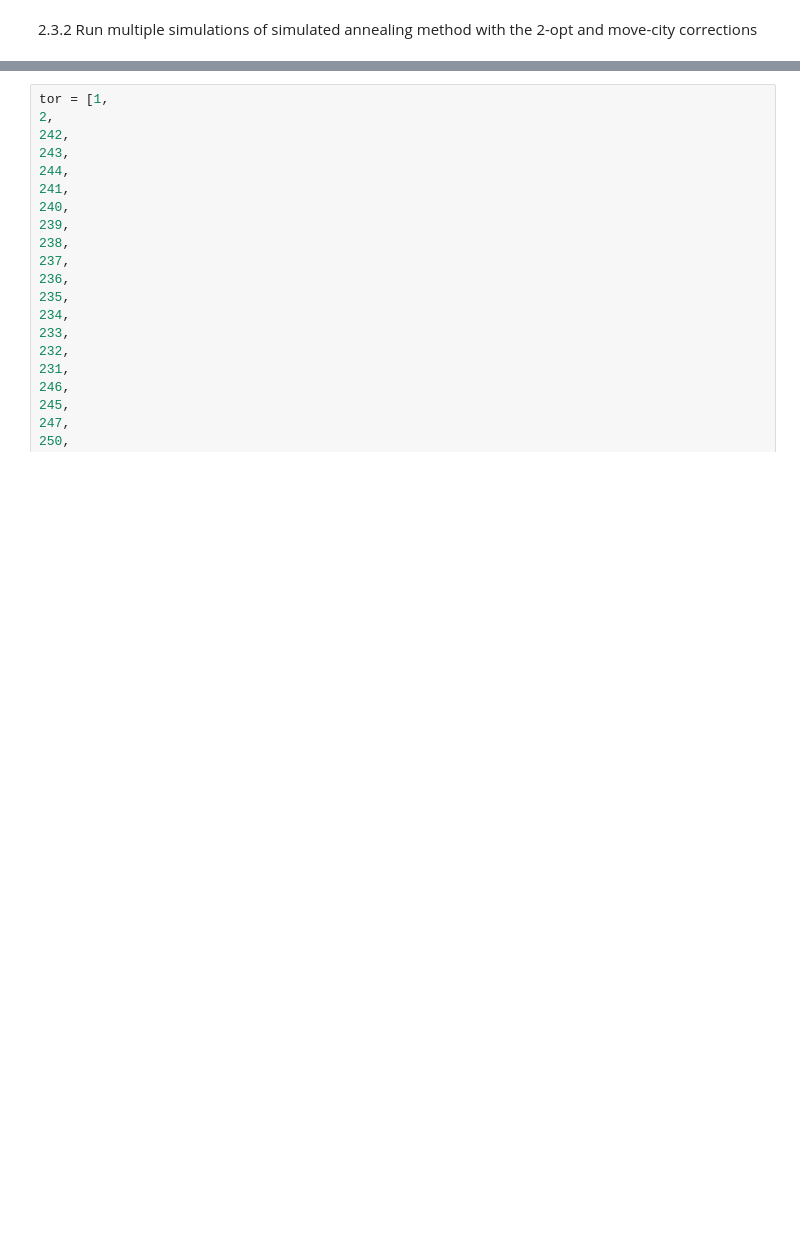
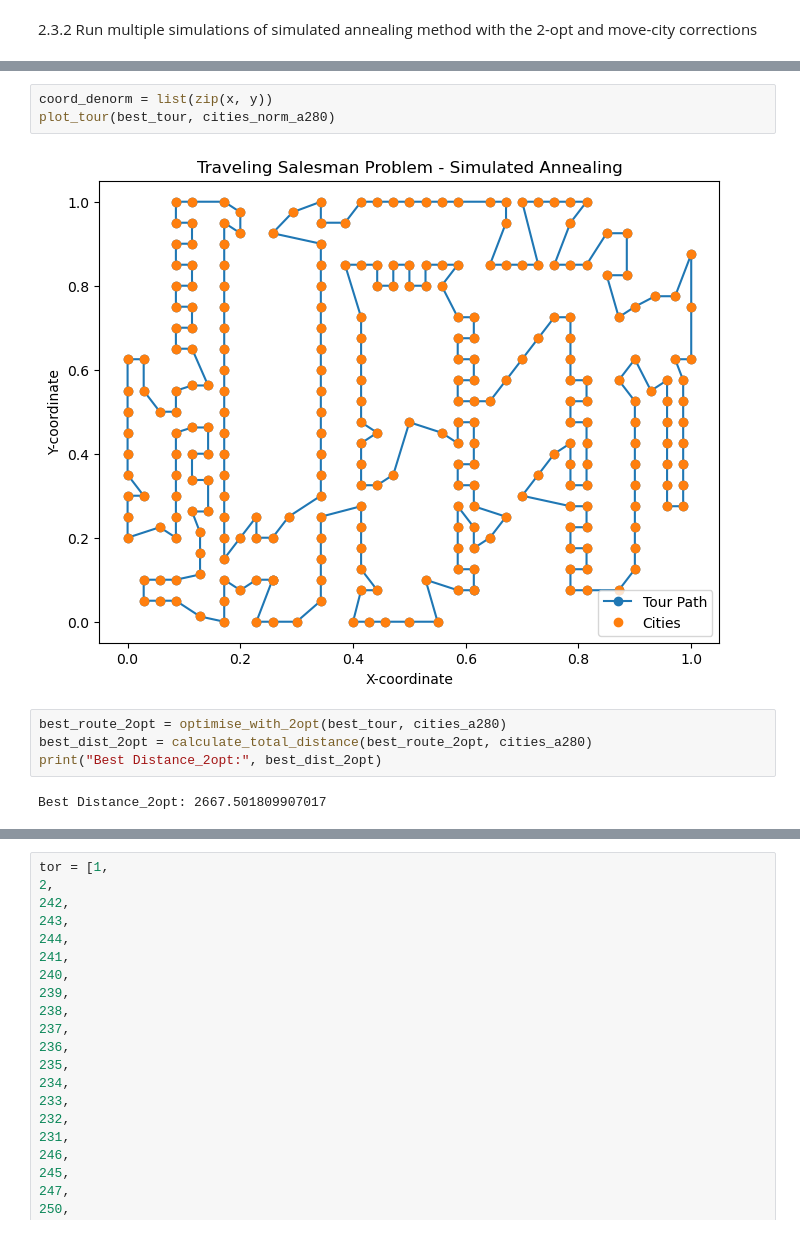
Before and after one commit to lexthegreatest/simulated_annealing, a Jupyter notebook: Jacimovic_15278247_Malash_15179192_Soroka_2834023_Assignment_3.ipynb, the cells around one changed output, grey strips where cells are left out. Saved outputs shown, nothing was run; the diff lists cells and outputs as text; blank space fills up the shorter version.

```diff
--- a/Jacimovic_15278247_Malash_15179192_Soroka_2834023_Assignment_3.ipynb
+++ b/Jacimovic_15278247_Malash_15179192_Soroka_2834023_Assignment_3.ipynb
@@ -592,0 +670,11 @@ plot_tour(best_tour, cities)
+# %%
+coord_denorm = list(zip(x, y))
+plot_tour(best_tour, cities_norm_a280)
+# %% [output]
+[figure, added]
+# %%
+best_route_2opt = optimise_with_2opt(best_tour, cities_a280)
+best_dist_2opt = calculate_total_distance(best_route_2opt, cities_a280)
+print("Best Distance_2opt:", best_dist_2opt)
+# %% [output]
+Best Distance_2opt: 2667.501809907017
```
Also changed, not shown: parts of 23 cells of this notebook, 1 other file.
